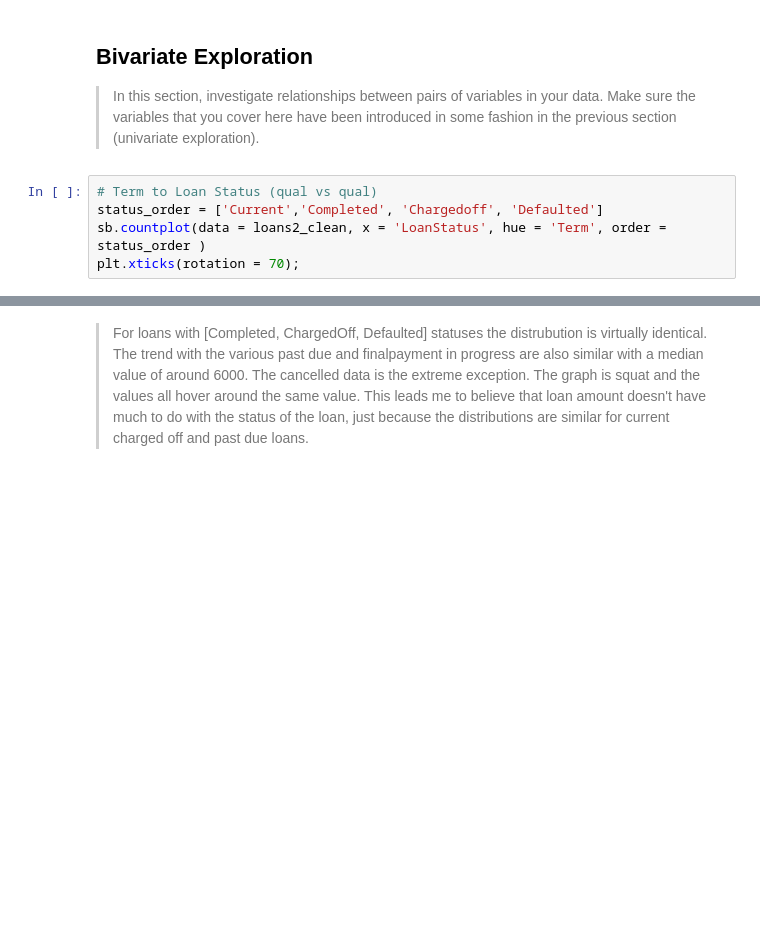
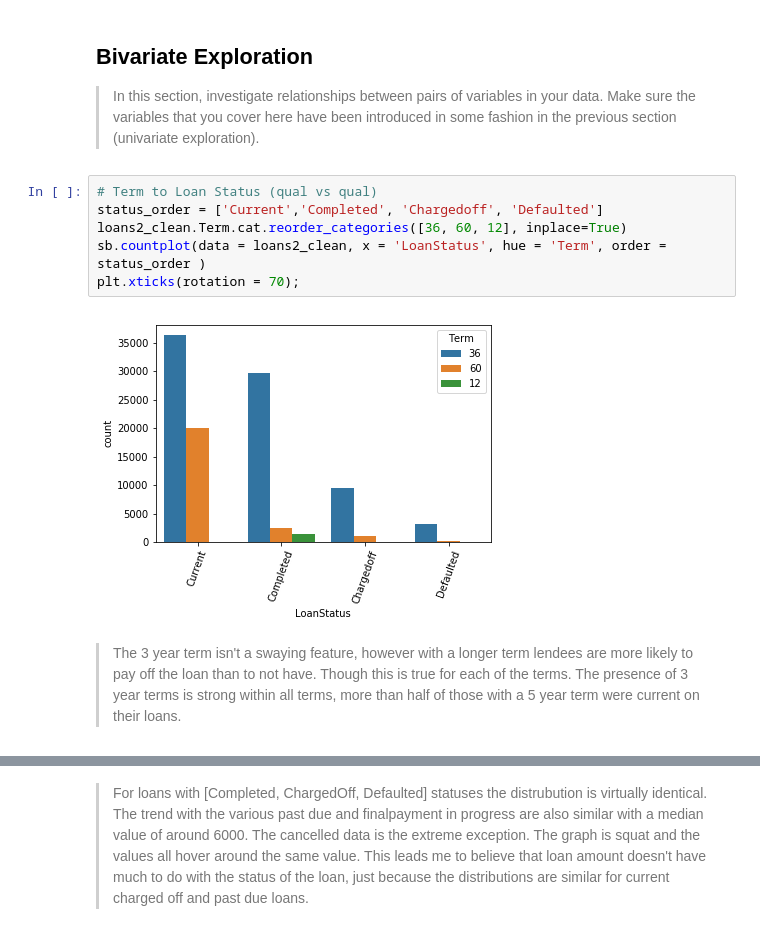
Before and after one commit to DJreyaB/Udacity-Data-Visualizations, a Jupyter notebook: exploration_template.ipynb, the cells around one changed output, grey strips where cells are left out. Drawn from its saved outputs; the diff is of its cells as text; blank space fills up the shorter version.

```diff
--- a/exploration_template.ipynb
+++ b/exploration_template.ipynb
@@ -225,7 +254,12 @@ fashion in the previous section (univariate exploration).
 # %%
 # Term to Loan Status (qual vs qual)
 status_order = ['Current','Completed', 'Chargedoff', 'Defaulted']
+loans2_clean.Term.cat.reorder_categories([36, 60, 12], inplace=True)
 sb.countplot(data = loans2_clean, x = 'LoanStatus', hue = 'Term', order = status_order )
 plt.xticks(rotation = 70);
+# %% [output]
+[figure, added]
+# %% [markdown]
+> The 3 year term isn't a swaying feature, however with a longer term lendees are more likely to pay off the loan than to not have. Though this is true for each of the terms. The presence of 3 year terms is strong within all terms, more than half of those with a 5 year term were current on their loans.
 # %%
 loans2_clean.Term.value_counts().index[1]
```
Also changed, not shown: parts of 24 cells of this notebook, 1 other file.
